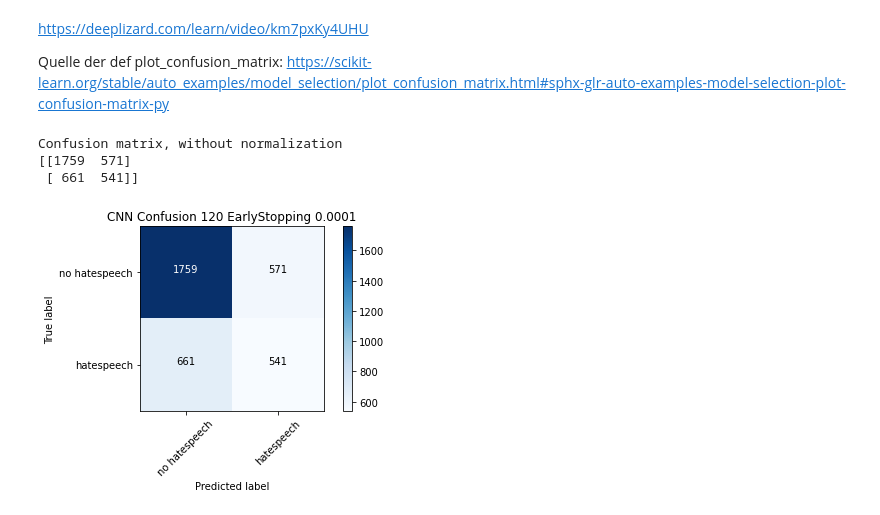
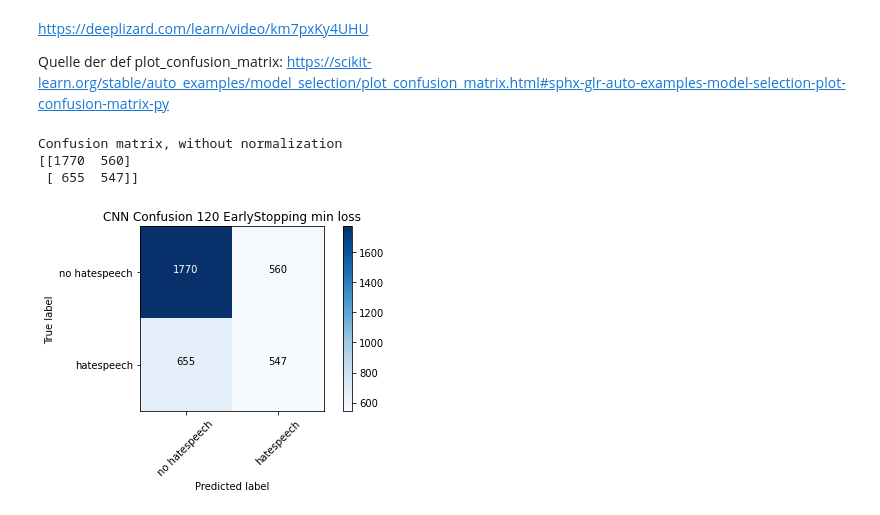
Before and after one commit to BiancaStadl/ProjektarbeitML, a Jupyter notebook: CNN_embedded.ipynb, the cells around one changed output. Saved outputs shown, nothing was run; the diff lists cells and outputs as text; code cells hidden in the pictures.

Commit message:
CNN 120 min loss early stopping

```diff
--- a/CNN_embedded.ipynb
+++ b/CNN_embedded.ipynb
@@ -503,7 +503,7 @@ def metrics_f1(data_true, data_pred):
 # %% [markdown]
 https://aakashgoel12.medium.com/how-to-add-user-defined-function-get-f1-score-in-keras-metrics-3013f979ce0d
 # %%
-CNN16052102ES03.compile(loss='binary_crossentropy', optimizer='adam', metrics=['accuracy',metrics_recall,metrics_precision,metrics_f1])
+CNN16052102ES06.compile(loss='binary_crossentropy', optimizer='adam', metrics=['accuracy',metrics_recall,metrics_precision,metrics_f1])
 # %% [markdown]
 https://www.tensorflow.org/tensorboard/tensorboard_in_notebooks
 # %%
@@ -520,8 +520,8 @@ https://www.tensorflow.org/guide/keras/train_and_evaluate
 callbackEarlyStopping = [
     keras.callbacks.EarlyStopping(
         monitor="val_loss",
-        min_delta=0.0001,
-        patience=5,
+        mode="min",
+        patience=3,
         verbose=1,
     )
 ]
@@ -531,6 +531,6 @@ batch_size = 40
 validation_split=0.2
 # %%
 #Werte der Convolutional-Schichten variieren (Filter), Batch-Size variieren, kernel-size..
-CNN16052102ES03.fit(nppadded_training, nptraining_labels, batch_size=batch_size, validation_split=validation_split, epochs=training_epochs, callbacks=[callbackForTB,callbackEarlyStopping])
+CNN16052102ES06.fit(nppadded_training, nptraining_labels, batch_size=batch_size, validation_split=validation_split, epochs=training_epochs, callbacks=[callbackForTB,callbackEarlyStopping])
 # %% [output]
 Epoch 1/30
@@ -565,7 +565,7 @@ metrics_f1) = CNN16052102ES03.evaluate(nppadded_testing, nptesting_labels, verbo
 make some predictions of test data and save it to variable. verbose=0 -> do not generate output
 Gute Quelle: https://deeplizard.com/learn/video/2f-NjDUvZIE
 # %%
-CNN_predictions06 = CNN16052102ES03.predict(x=nppadded_testing)
+CNN_predictions06 = CNN16052102ES06.predict(x=nppadded_testing)
 # %%
 #for p in CNN_predictions06:
  # print(p)
@@ -645,9 +645,9 @@ cm = confusion_matrix(y_true=nptesting_labels, y_pred=prediction_rounded06)
 # %%
 plot_labels = ['no hatespeech','hatespeech']
 # %%
-plot_confusion_matrix(cm=cm, classes=plot_labels, title='CNN Confusion 120 EarlyStopping 0.0001')
+plot_confusion_matrix(cm=cm, classes=plot_labels, title='CNN Confusion 120 EarlyStopping min loss')
 # %% [output]
 Confusion matrix, without normalization
-[[1759  571]
- [ 661  541]]
+[[1770  560]
+ [ 655  547]]
-[figure, old version]
+[figure, new version]
```
Also changed, not shown: parts of 4 cells of this notebook.
